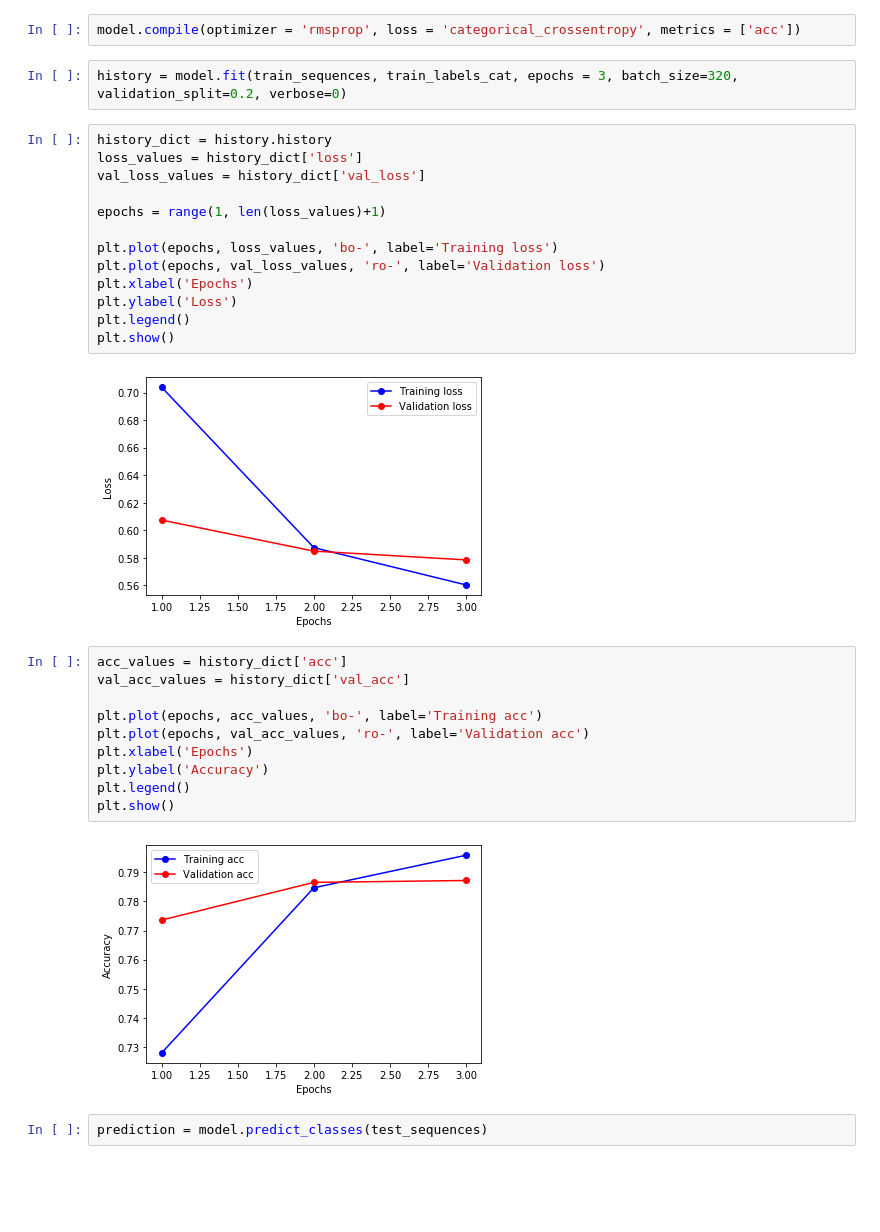
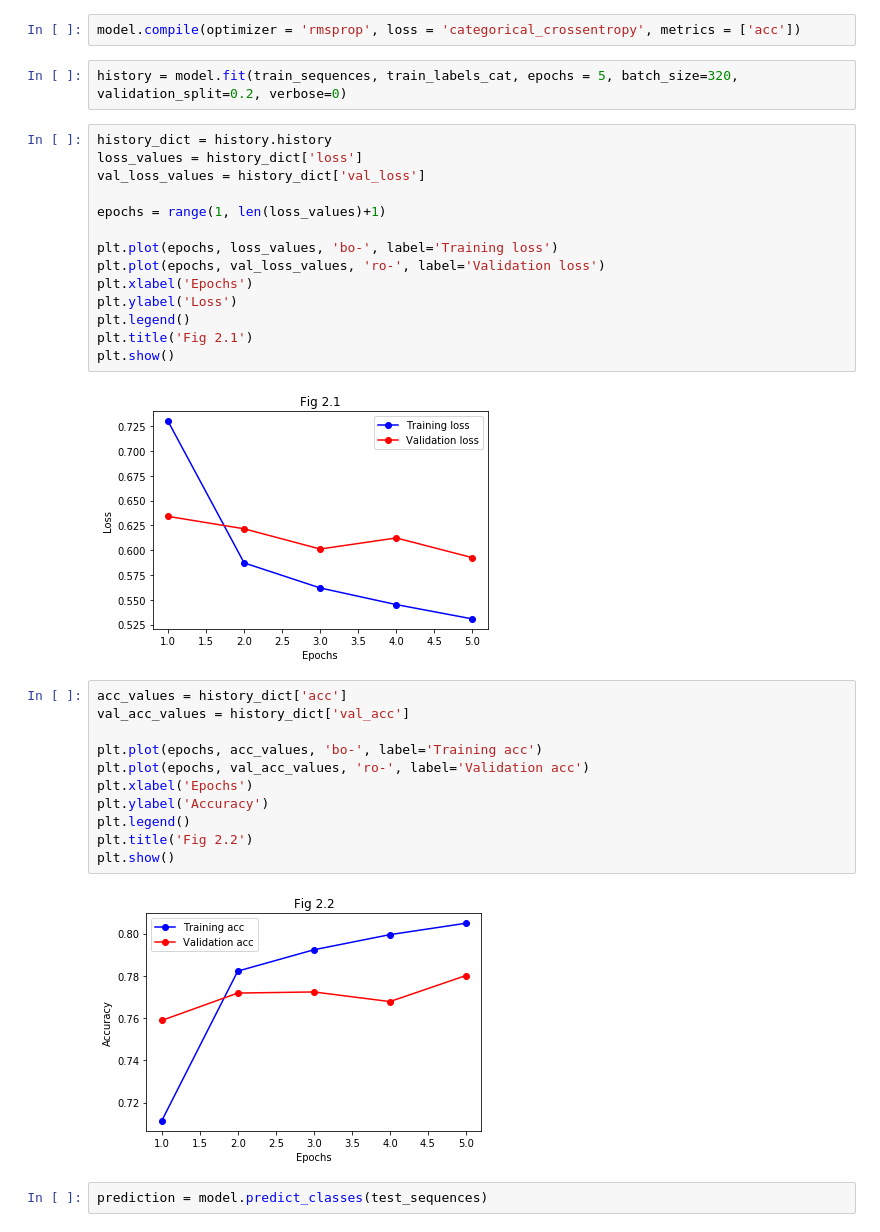
Before and after one commit to LeeviPelkonen/NeuralNetworks, a Jupyter notebook: Case3/Case_3.ipynb, the cells around one changed output. Saved outputs shown, nothing was run; the diff lists cells and outputs as text; blank space fills up the shorter version.

Commit message:
Descriptions and model testing

```diff
--- a/Case3/Case_3.ipynb
+++ b/Case3/Case_3.ipynb
@@ -219,22 +234,23 @@ model.add(Dense(3, activation = 'softmax'))
 # %%
 model.compile(optimizer = 'rmsprop', loss = 'categorical_crossentropy', metrics = ['acc'])
 # %%
-history = model.fit(train_sequences, train_labels_cat, epochs = 3, batch_size=320, validation_split=0.2, verbose=0)
+history = model.fit(train_sequences, train_labels_cat, epochs = 5, batch_size=320, validation_split=0.2, verbose=0)
 # %%
 history_dict = history.history
 loss_values = history_dict['loss']
 val_loss_values = history_dict['val_loss']
 
 epochs = range(1, len(loss_values)+1)
 
 plt.plot(epochs, loss_values, 'bo-', label='Training loss')
 plt.plot(epochs, val_loss_values, 'ro-', label='Validation loss')
 plt.xlabel('Epochs')
 plt.ylabel('Loss')
 plt.legend()
+plt.title('Fig 2.1')
 plt.show()
 # %% [output]
-[figure, old version]
+[figure, new version]
 # %%
 acc_values = history_dict['acc']
 val_acc_values = history_dict['val_acc']
@@ -244,9 +260,10 @@ plt.plot(epochs, val_acc_values, 'ro-', label='Validation acc')
 plt.xlabel('Epochs')
 plt.ylabel('Accuracy')
 plt.legend()
+plt.title('Fig 2.2')
 plt.show()
 # %% [output]
-[figure, old version]
+[figure, new version]
 # %%
 prediction = model.predict_classes(test_sequences)
 # %%
```
Also changed, not shown: parts of 18 cells of this notebook.
